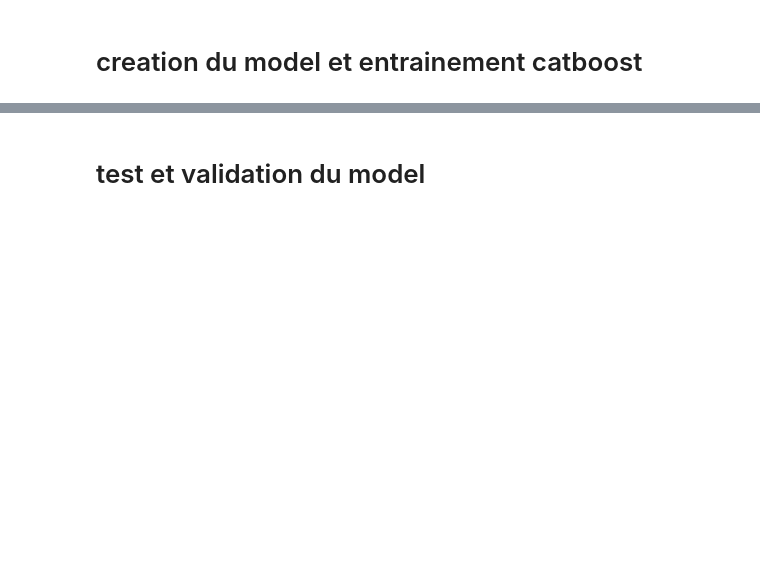
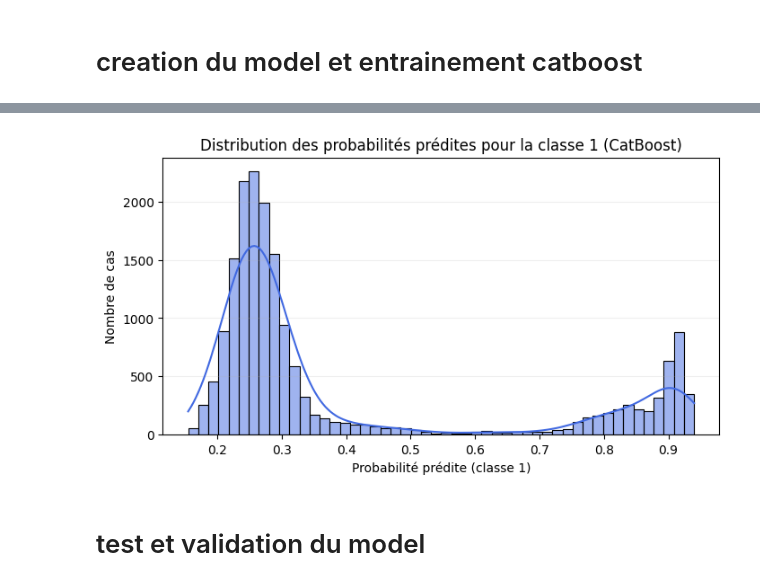
Before and after one commit to sarsator/projet_soutenance, a Jupyter notebook: training/notebook/Machine_learning.ipynb, the cells around one changed output, grey strips where cells are left out. Cells and saved outputs as stored; diff of their text form; code cells hidden in the pictures; blank space fills up the shorter version.

```diff
--- a/training/notebook/Machine_learning.ipynb
+++ b/training/notebook/Machine_learning.ipynb
@@ -339,3 +460,19 @@ Modèle CatBoost sauvegardé :
+# %%
+# 📊 Visualisation de la distribution des probabilités prédites (classe 1)
+import matplotlib.pyplot as plt
+import seaborn as sns
+
+plt.figure(figsize=(8, 4))
+sns.histplot(probas, bins=50, kde=True, color='royalblue')
+plt.title("Distribution des probabilités prédites pour la classe 1 (CatBoost)")
+plt.xlabel("Probabilité prédite (classe 1)")
+plt.ylabel("Nombre de cas")
+plt.grid(True, axis='y', alpha=0.2)
+plt.show()
+
+# Astuce : Si la distribution est très binaire (pics à 0 et 1), le modèle est très confiant et le seuil a peu d'effet.
+# %% [output]
+[figure, added]
 # %% [markdown]
 # test et validation du model
 # %%
```
Also changed, not shown: parts of 10 cells of this notebook, 3 other files.
